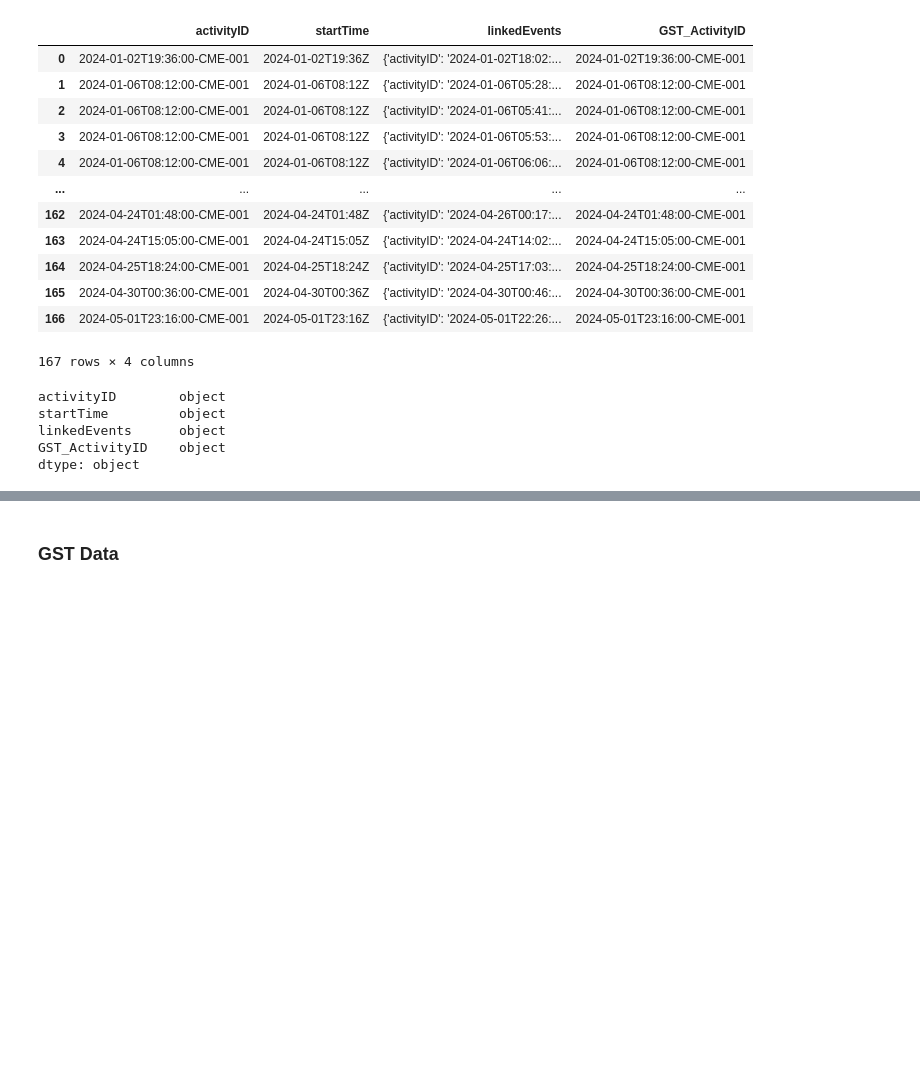
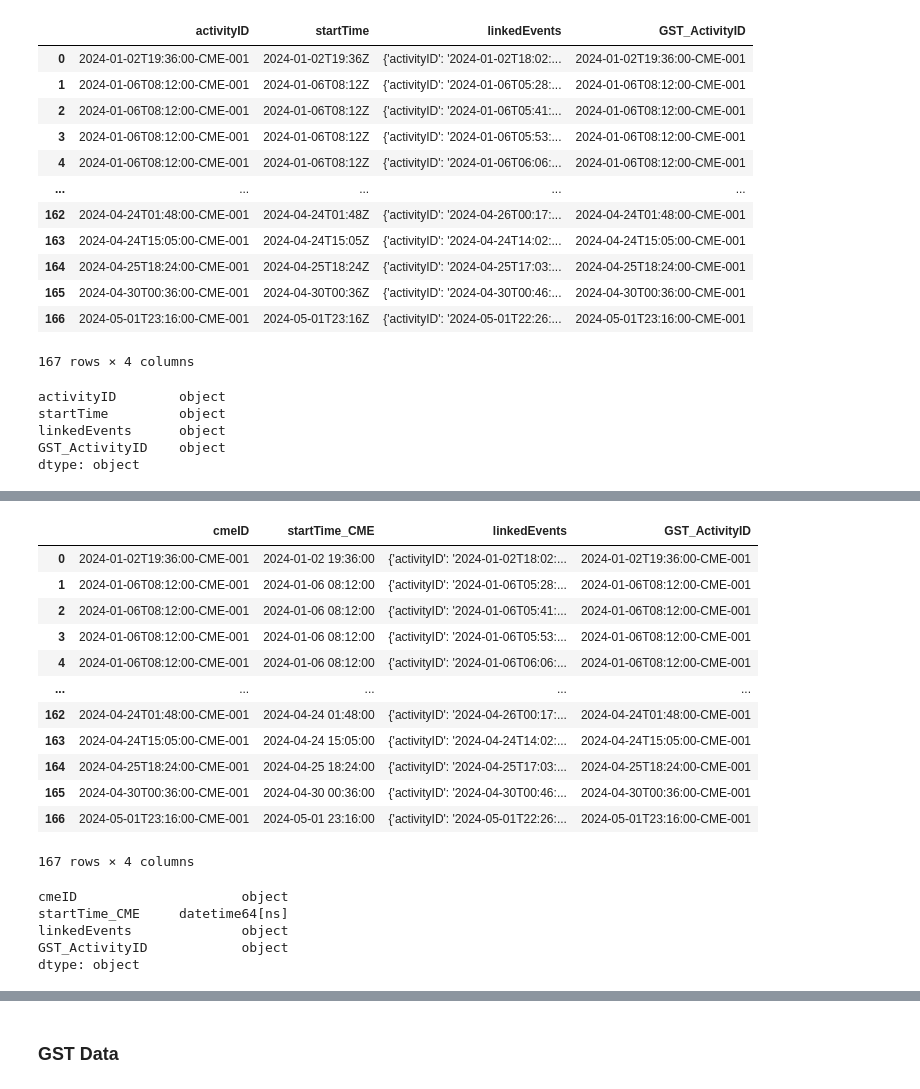
Before and after one commit to xraySMULu/data-sourcing-challenge, a Jupyter notebook: retrieve_data_solution.ipynb, the cells around one changed output, grey strips where cells are left out. Saved outputs shown, nothing was run; the diff lists cells and outputs as text; code cells hidden in the pictures; blank space fills up the shorter version.

Commit message:
retrieve_data v4

```diff
--- a/retrieve_data_solution.ipynb
+++ b/retrieve_data_solution.ipynb
@@ -213,12 +206,11 @@ GST_ActivityID    object
 dtype: object
 # %%
 # Convert the 'GST_ActivityID' column to string format
-
+df_for_loop['GST_ActivityID'] = df_for_loop['GST_ActivityID'].astype(str)
 # Convert startTime to datetime format
-
+df_for_loop['startTime'] = pd.to_datetime(df_for_loop['startTime'], format="%Y-%m-%dT%H:%MZ", errors='coerce')
 # Rename startTime to startTime_CME and activityID to cmeID
-
+df_for_loop.rename(columns={"activityID": "cmeID", "startTime": "startTime_CME"}, inplace=True)
 # Drop linkedEvents
-
-# Verify that all steps were executed correctly
+df_for_loop.drop(columns=["linkedEvents"])
 # %% [output]
@@ -235,3 +230,28 @@ memory usage: 42.5+ KB
+# %%
+display(df_for_loop)
+# %% [output]
+|  | cmeID | startTime_CME | linkedEvents | GST_ActivityID |
+| 0 | 2024-01-02T19:36:00-CME-001 | 2024-01-02 19:36:00 | {'activityID': '2024-01-02T18:02:... | 2024-01-02T19:36:00-CME-001 |
+| 1 | 2024-01-06T08:12:00-CME-001 | 2024-01-06 08:12:00 | {'activityID': '2024-01-06T05:28:... | 2024-01-06T08:12:00-CME-001 |
+| 2 | 2024-01-06T08:12:00-CME-001 | 2024-01-06 08:12:00 | {'activityID': '2024-01-06T05:41:... | 2024-01-06T08:12:00-CME-001 |
+| 3 | 2024-01-06T08:12:00-CME-001 | 2024-01-06 08:12:00 | {'activityID': '2024-01-06T05:53:... | 2024-01-06T08:12:00-CME-001 |
+| 4 | 2024-01-06T08:12:00-CME-001 | 2024-01-06 08:12:00 | {'activityID': '2024-01-06T06:06:... | 2024-01-06T08:12:00-CME-001 |
+| ... | ... | ... | ... | ... |
+| 162 | 2024-04-24T01:48:00-CME-001 | 2024-04-24 01:48:00 | {'activityID': '2024-04-26T00:17:... | 2024-04-24T01:48:00-CME-001 |
+| 163 | 2024-04-24T15:05:00-CME-001 | 2024-04-24 15:05:00 | {'activityID': '2024-04-24T14:02:... | 2024-04-24T15:05:00-CME-001 |
+| 164 | 2024-04-25T18:24:00-CME-001 | 2024-04-25 18:24:00 | {'activityID': '2024-04-25T17:03:... | 2024-04-25T18:24:00-CME-001 |
+| 165 | 2024-04-30T00:36:00-CME-001 | 2024-04-30 00:36:00 | {'activityID': '2024-04-30T00:46:... | 2024-04-30T00:36:00-CME-001 |
+| 166 | 2024-05-01T23:16:00-CME-001 | 2024-05-01 23:16:00 | {'activityID': '2024-05-01T22:26:... | 2024-05-01T23:16:00-CME-001 |
+167 rows × 4 columns
+# %%
+# print out the datatype of each column in this DataFrame:
+print(df_for_loop.dtypes)
+# %% [output]
+cmeID                     object
+startTime_CME     datetime64[ns]
+linkedEvents              object
+GST_ActivityID            object
+dtype: object
 # %%
 # We are only interested in CMEs related to GSTs so keep only rows where the GST_ActivityID column contains 'GST'
 # use the method 'contains()' from the str library.
```
Also changed, not shown: parts of 16 cells of this notebook.
